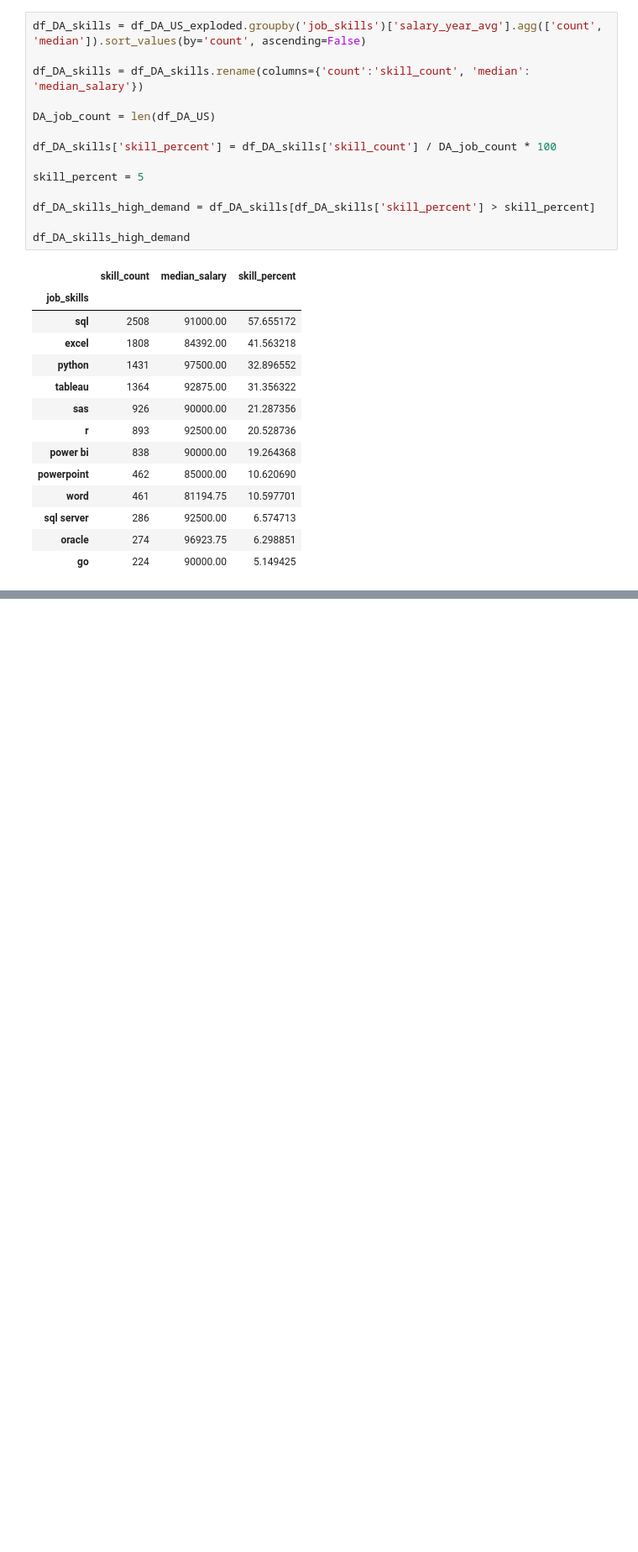
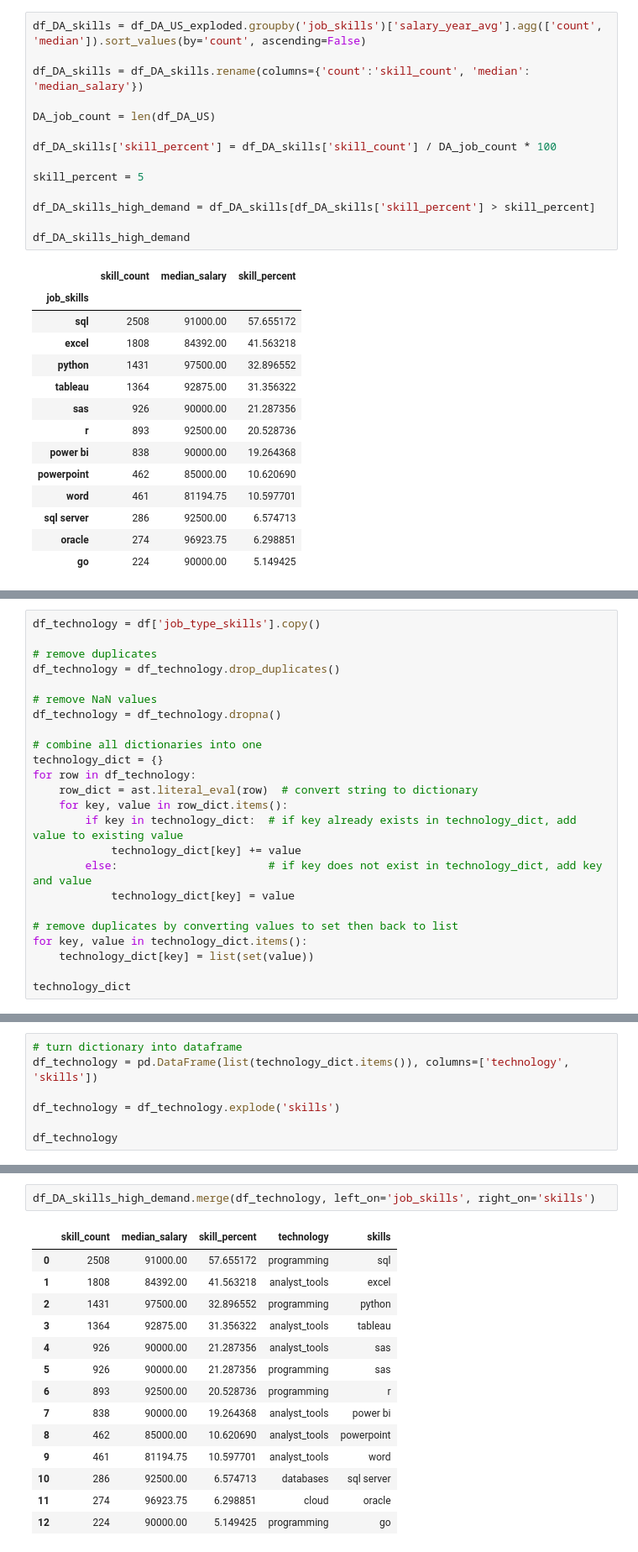
Before and after one commit to shofianaulfa/Python_Data_Analyst_Portfolio, a Jupyter notebook: PROJECT_DATA_ANALYST/5_Optimal_Skills.ipynb, the cells around one changed output, grey strips where cells are left out. Shown: that part at 84% size. Drawn from its saved outputs; the diff is of its cells as text; blank space fills up the shorter version.

```diff
--- a/PROJECT_DATA_ANALYST/5_Optimal_Skills.ipynb
+++ b/PROJECT_DATA_ANALYST/5_Optimal_Skills.ipynb
@@ -114,0 +130,24 @@ NameError: name 'df_DA_skills_high_demand' is not defined
+# %%
+df_technology = df['job_type_skills'].copy()
+
+# remove duplicates
+df_technology = df_technology.drop_duplicates()
+
+# remove NaN values
+df_technology = df_technology.dropna()
+
+# combine all dictionaries into one
+technology_dict = {}
+for row in df_technology:
+    row_dict = ast.literal_eval(row)  # convert string to dictionary
+    for key, value in row_dict.items():
+        if key in technology_dict:  # if key already exists in technology_dict, add value to existing value
+            technology_dict[key] += value
+        else:                       # if key does not exist in technology_dict, add key and value
+            technology_dict[key] = value
+
+# remove duplicates by converting values to set then back to list
+for key, value in technology_dict.items():
+    technology_dict[key] = list(set(value))
+
+technology_dict
@@ -114,0 +172,7 @@ NameError: name 'df_DA_skills_high_demand' is not defined
+# %%
+# turn dictionary into dataframe
+df_technology = pd.DataFrame(list(technology_dict.items()), columns=['technology', 'skills'])
+
+df_technology = df_technology.explode('skills')
+
+df_technology
@@ -114,0 +205,17 @@ NameError: name 'df_DA_skills_high_demand' is not defined
+# %%
+df_DA_skills_high_demand.merge(df_technology, left_on='job_skills', right_on='skills')
+# %% [output]
+|  | skill_count | median_salary | skill_percent | technology | skills |
+| 0 | 2508 | 91000.00 | 57.655172 | programming | sql |
+| 1 | 1808 | 84392.00 | 41.563218 | analyst_tools | excel |
+| 2 | 1431 | 97500.00 | 32.896552 | programming | python |
+| 3 | 1364 | 92875.00 | 31.356322 | analyst_tools | tableau |
+| 4 | 926 | 90000.00 | 21.287356 | analyst_tools | sas |
+| 5 | 926 | 90000.00 | 21.287356 | programming | sas |
+| 6 | 893 | 92500.00 | 20.528736 | programming | r |
+| 7 | 838 | 90000.00 | 19.264368 | analyst_tools | power bi |
+| 8 | 462 | 85000.00 | 10.620690 | analyst_tools | powerpoint |
+| 9 | 461 | 81194.75 | 10.597701 | analyst_tools | word |
+| 10 | 286 | 92500.00 | 6.574713 | databases | sql server |
+| 11 | 274 | 96923.75 | 6.298851 | cloud | oracle |
+| 12 | 224 | 90000.00 | 5.149425 | programming | go |
```
Also changed, not shown: parts of 7 cells of this notebook.
